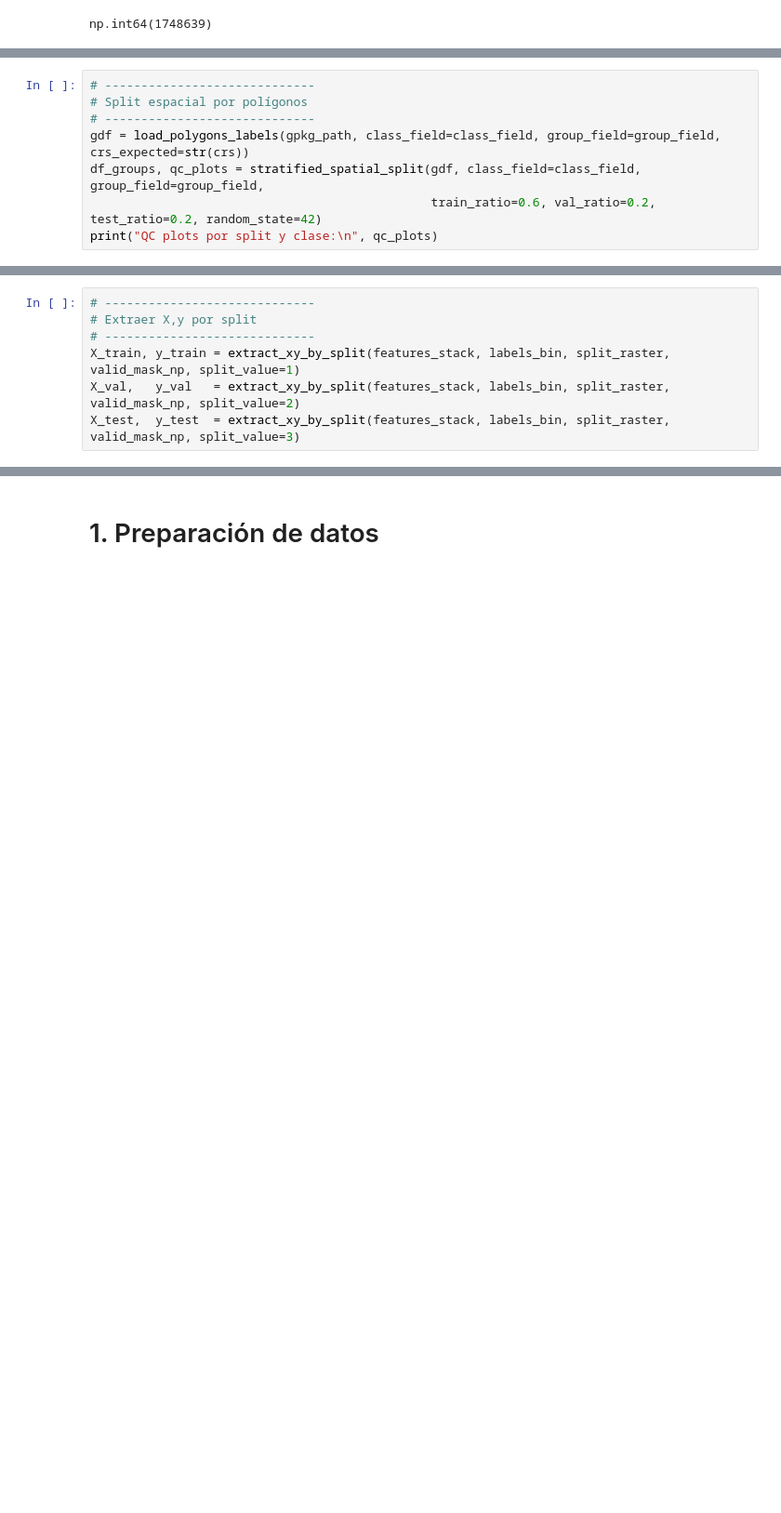
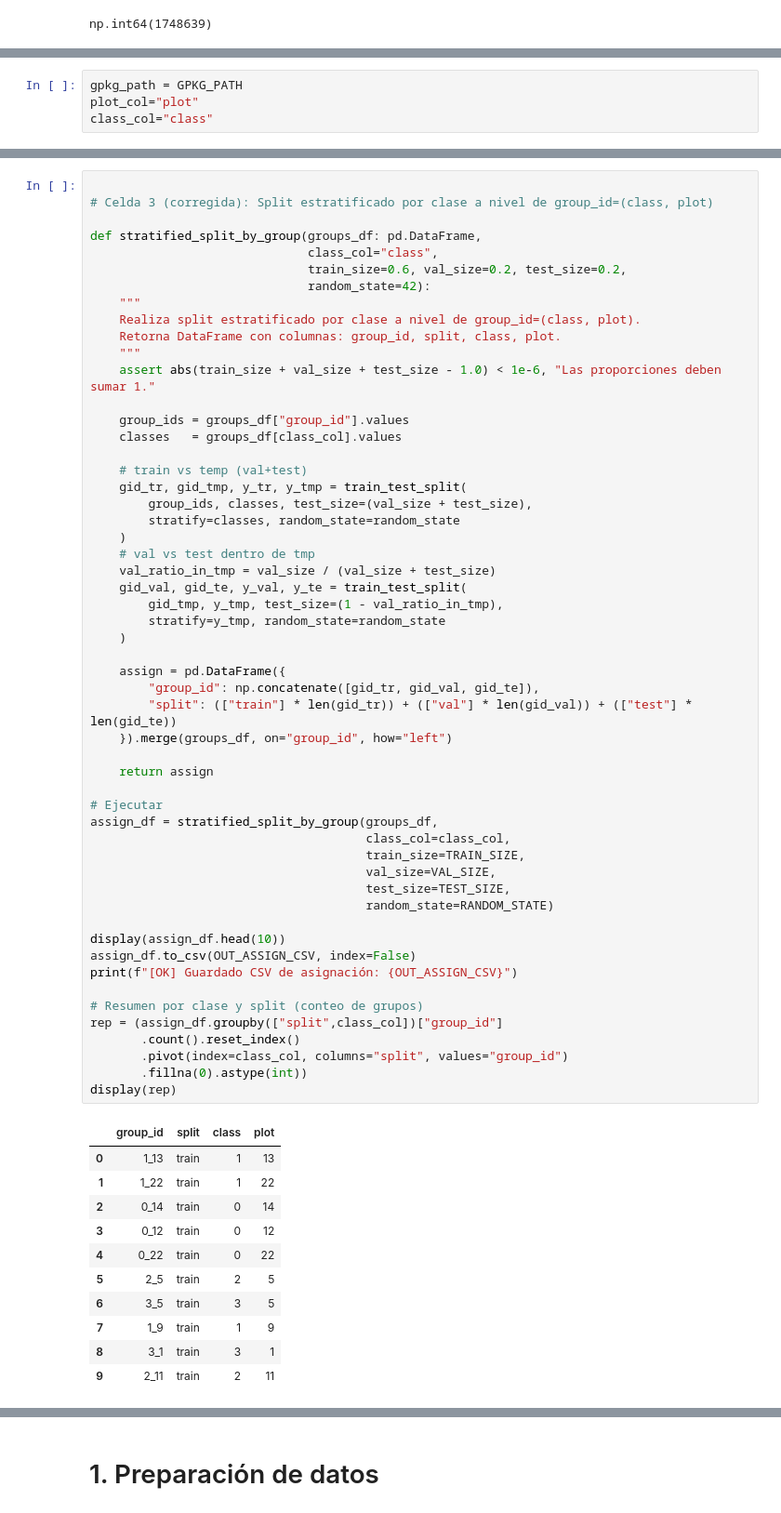
Before and after one commit to johnma96/thesis, a Jupyter notebook: notebooks/302-jmmz-model.ipynb, the cells around one changed output, grey strips where cells are left out. Shown at 93% size. Saved outputs shown, nothing was run; the diff lists cells and outputs as text; blank space fills up the shorter version.

```diff
--- a/notebooks/302-jmmz-model.ipynb
+++ b/notebooks/302-jmmz-model.ipynb
@@ -544,8 +333,0 @@ Attributes:
-# %%
-# -----------------------------
-# Split espacial por polígonos
-# -----------------------------
-gdf = load_polygons_labels(gpkg_path, class_field=class_field, group_field=group_field, crs_expected=str(crs))
-df_groups, qc_plots = stratified_spatial_split(gdf, class_field=class_field, group_field=group_field,
-                                               train_ratio=0.6, val_ratio=0.2, test_ratio=0.2, random_state=42)
-print("QC plots por split y clase:\n", qc_plots)
@@ -564,7 +333,0 @@ split_raster = rasterize_split(df_groups, gdf, transform, (height, width), group
-# %%
-# -----------------------------
-# Extraer X,y por split
-# -----------------------------
-X_train, y_train = extract_xy_by_split(features_stack, labels_bin, split_raster, valid_mask_np, split_value=1)
-X_val,   y_val   = extract_xy_by_split(features_stack, labels_bin, split_raster, valid_mask_np, split_value=2)
-X_test,  y_test  = extract_xy_by_split(features_stack, labels_bin, split_raster, valid_mask_np, split_value=3)
@@ -600,0 +374,4 @@ summarize_split(y_test,  "TEST")
+# %%
+gpkg_path = GPKG_PATH
+plot_col="plot"
+class_col="class"
@@ -600,0 +433,66 @@ summarize_split(y_test,  "TEST")
+# %%
+
+# Celda 3 (corregida): Split estratificado por clase a nivel de group_id=(class, plot)
+
+def stratified_split_by_group(groups_df: pd.DataFrame,
+                              class_col="class",
+                              train_size=0.6, val_size=0.2, test_size=0.2,
+                              random_state=42):
+    """
+    Realiza split estratificado por clase a nivel de group_id=(class, plot).
+    Retorna DataFrame con columnas: group_id, split, class, plot.
+    """
+    assert abs(train_size + val_size + test_size - 1.0) < 1e-6, "Las proporciones deben sumar 1."
+
+    group_ids = groups_df["group_id"].values
+    classes   = groups_df[class_col].values
+
+    # train vs temp (val+test)
+    gid_tr, gid_tmp, y_tr, y_tmp = train_test_split(
+        group_ids, classes, test_size=(val_size + test_size),
+        stratify=classes, random_state=random_state
+    )
+    # val vs test dentro de tmp
+    val_ratio_in_tmp = val_size / (val_size + test_size)
+    gid_val, gid_te, y_val, y_te = train_test_split(
+        gid_tmp, y_tmp, test_size=(1 - val_ratio_in_tmp),
+        stratify=y_tmp, random_state=random_state
+    )
+
+    assign = pd.DataFrame({
+        "group_id": np.concatenate([gid_tr, gid_val, gid_te]),
+        "split": (["train"] * len(gid_tr)) + (["val"] * len(gid_val)) + (["test"] * len(gid_te))
+    }).merge(groups_df, on="group_id", how="left")
+
+    return assign
+
+# Ejecutar
+assign_df = stratified_split_by_group(groups_df,
+                                      class_col=class_col,
+                                      train_size=TRAIN_SIZE,
+                                      val_size=VAL_SIZE,
+                                      test_size=TEST_SIZE,
+                                      random_state=RANDOM_STATE)
+
+display(assign_df.head(10))
+assign_df.to_csv(OUT_ASSIGN_CSV, index=False)
+print(f"[OK] Guardado CSV de asignación: {OUT_ASSIGN_CSV}")
+
+# Resumen por clase y split (conteo de grupos)
+rep = (assign_df.groupby(["split",class_col])["group_id"]
+       .count().reset_index()
+       .pivot(index=class_col, columns="split", values="group_id")
+       .fillna(0).astype(int))
+display(rep)
+# %% [output]
+|  | group_id | split | class | plot |
+| 0 | 1_13 | train | 1 | 13 |
+| 1 | 1_22 | train | 1 | 22 |
+| 2 | 0_14 | train | 0 | 14 |
+| 3 | 0_12 | train | 0 | 12 |
+| 4 | 0_22 | train | 0 | 22 |
+| 5 | 2_5 | train | 2 | 5 |
+| 6 | 3_5 | train | 3 | 5 |
+| 7 | 1_9 | train | 1 | 9 |
+| 8 | 3_1 | train | 3 | 1 |
+| 9 | 2_11 | train | 2 | 11 |
```
Also changed, not shown: parts of 25 cells of this notebook.
